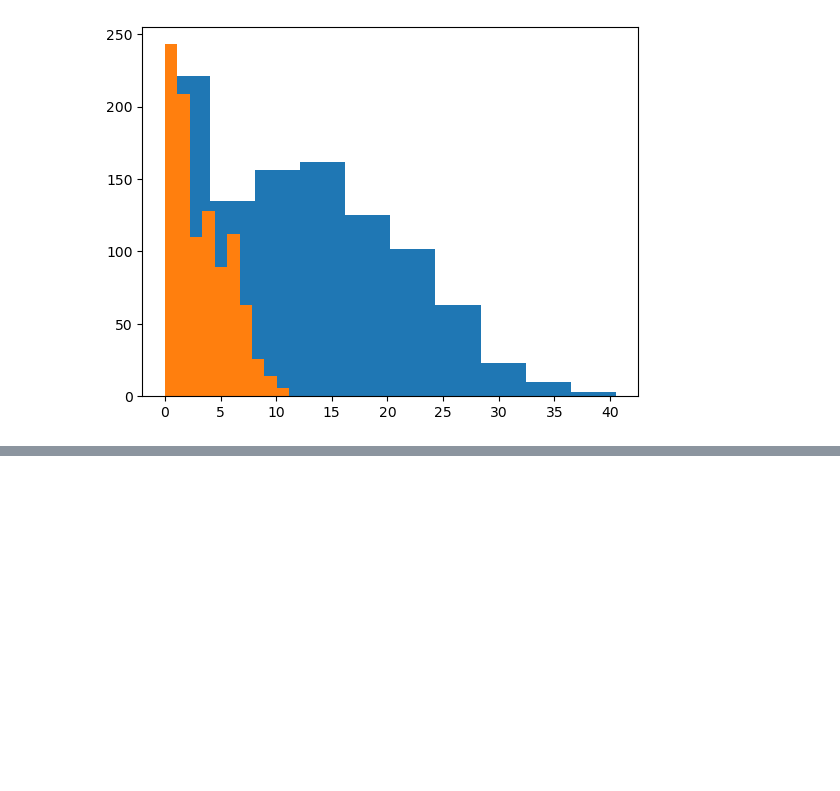
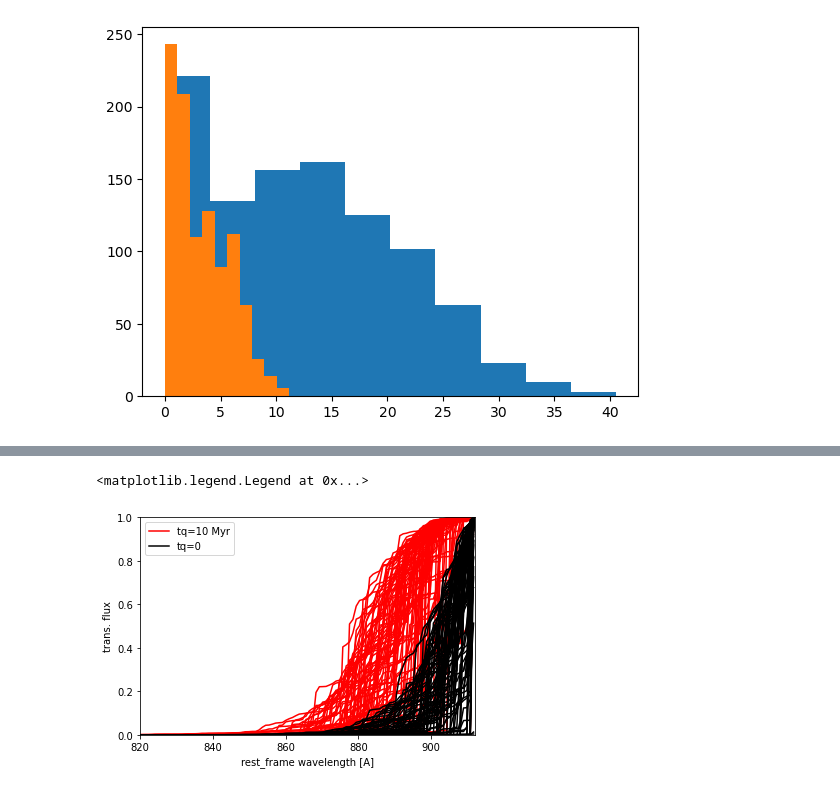
Before and after one commit to zoesuns/mfp, a Jupyter notebook: codes/calc_mfp.ipynb, the cells around one changed output, grey strips where cells are left out. Drawn from its saved outputs; the diff is of its cells as text; code cells hidden in the pictures; blank space fills up the shorter version.

```diff
--- a/codes/calc_mfp.ipynb
+++ b/codes/calc_mfp.ipynb
@@ -272,0 +339,6 @@ np.save("tau_profiles_C_a0.1600.npy",tau_profiles)
+# %%
+rootpath="/data/hqchen/mfp_project/data/"
+zuni=1/0.1452-1
+Hz=cosmo.H(zuni).value
+print(zuni)
+qsolos=h5py.File(rootpath+"sp17_1.4e+57_F_a01452_xT.hdf5",'r')
@@ -272,0 +347,6 @@ np.save("tau_profiles_C_a0.1600.npy",tau_profiles)
+# %%
+rootpath="/data/hqchen/mfp_project/data/"
+folder="F_a0.1452_50pMpc/"
+zuni=1/0.1452-1
+Hz=cosmo.H(zuni).value
+print(zuni)
@@ -272,0 +355,10 @@ np.save("tau_profiles_C_a0.1600.npy",tau_profiles)
+# %%
+tau_profiles=[]
+for losName in list(qsolos.keys())[:]:
+    los=yt.load(rootpath+folder+losName+".h5")
+    dr=los.r["dl"].to("Mpc").value
+    dist=np.cumsum(los.r["dl"].to("Mpc").value)
+    nHI=(los.r['gas','RT_HVAR_HI']/yt.units.mp).in_units("cm**-3").v
+    vlos=los.r['gas','velocity_los'].to("km/s").v
+    cut_inner=0.15
+    tau_profiles.append(integ_tau(vout,dist[dist>cut_inner],nHI[dist>cut_inner],vlos[dist>cut_inner],dr[dist>cut_inner],Hz))
@@ -274,0 +452,24 @@ np.savetxt("tau_profile_lambdaAA.txt",tau_profiles)
+# %%
+AA_tau1_list_qso_t0=[]
+AA_tau1_list_qso_t1e7=[]
+
+
+
+for tp in qso_t1e7_tau_profiles:
+    plt.plot(AAout,np.exp(-tp),c='r')
+    plt.ylim(0,1)
+    plt.grid()
+
+for tp in tau_profiles:
+    plt.plot(AAout,np.exp(-tp),c='k')
+    plt.ylim(0,1)
+    plt.grid()
+plt.plot(0,0,c='r',label="tq=10 Myr")
+plt.plot(0,0,c='k',label="tq=0")
+plt.xlabel("rest_frame wavelength [A]")
+plt.ylabel("trans. flux")
+plt.xlim(820,912)
+plt.legend()
+# %% [output]
+<matplotlib.legend.Legend at 0x...>
+[figure, added]
```
Also changed, not shown: parts of 33 cells of this notebook, 5 other files.
